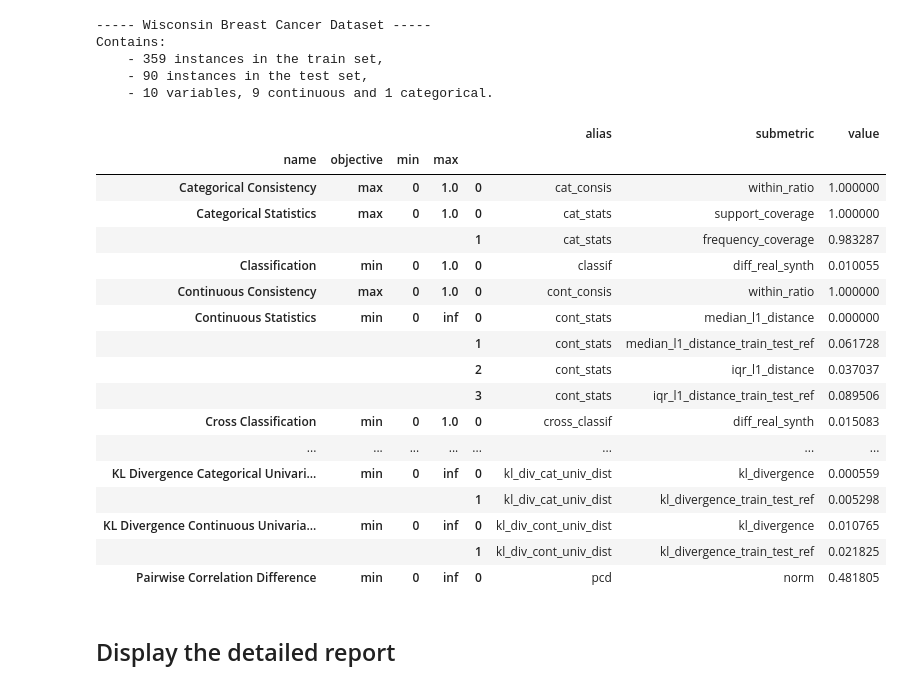
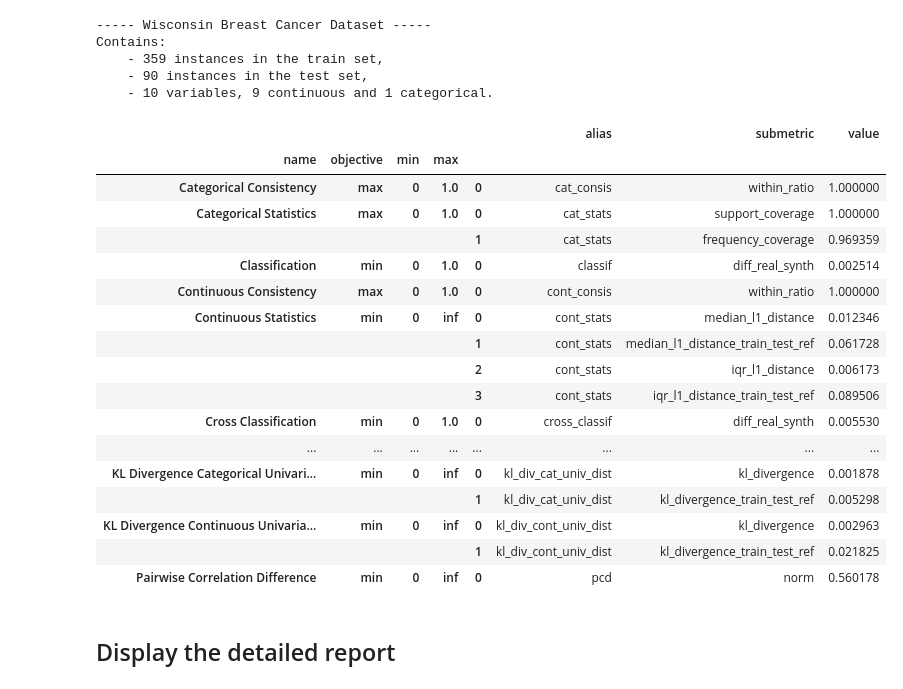
Before and after one commit to CRCHUM-CITADEL/clover, a Jupyter notebook: notebooks/utility_report.ipynb, the cells around one changed output. Cells and saved outputs as stored; diff of their text form; code cells hidden in the pictures.

```diff
--- a/notebooks/utility_report.ipynb
+++ b/notebooks/utility_report.ipynb
@@ -38,8 +38,8 @@ df_real["train"].shape
 ### Choose the synthetic dataset
 # %%
 df_synth = {}  # generated by Synthpop ordered here
-df_synth["train"] = pd.read_csv("../results/data/2025-05-28_Synthpop_359samples.csv")
-df_synth["test"] = pd.read_csv("../results/data/2025-05-28_Synthpop_90samples.csv")
+df_synth["train"] = pd.read_csv("../results/data/2025-06-18_Synthpop_359samples.csv")
+df_synth["test"] = pd.read_csv("../results/data/2025-06-18_Synthpop_90samples.csv")
 df_synth["test"].shape
 # %% [output]
 (90, 10)
@@ -128,26 +128,28 @@ Contains:
 df_summary = report.summary()
 # %%
 by = ["name", "objective", "min", "max"]
-df_summary.groupby(by).apply(lambda x: x.drop(by, axis=1).reset_index(drop=True))
+df_summary.groupby(by, group_keys=True).apply(
+    lambda x: x.reset_index(drop=True), include_groups=False
+)
 # %% [output]
 |  |  |  |  |  | alias | submetric | value |
 | name | objective | min | max |  |  |  |  |
 | Categorical Consistency | max | 0 | 1.0 | 0 | cat_consis | within_ratio | 1.000000 |
 | Categorical Statistics | max | 0 | 1.0 | 0 | cat_stats | support_coverage | 1.000000 |
-|  |  |  |  | 1 | cat_stats | frequency_coverage | 0.983287 |
-| Classification | min | 0 | 1.0 | 0 | classif | diff_real_synth | 0.010055 |
+|  |  |  |  | 1 | cat_stats | frequency_coverage | 0.969359 |
+| Classification | min | 0 | 1.0 | 0 | classif | diff_real_synth | 0.002514 |
 | Continuous Consistency | max | 0 | 1.0 | 0 | cont_consis | within_ratio | 1.000000 |
-| Continuous Statistics | min | 0 | inf | 0 | cont_stats | median_l1_distance | 0.000000 |
+| Continuous Statistics | min | 0 | inf | 0 | cont_stats | median_l1_distance | 0.012346 |
 |  |  |  |  | 1 | cont_stats | median_l1_distance_train_test_ref | 0.061728 |
-|  |  |  |  | 2 | cont_stats | iqr_l1_distance | 0.037037 |
+|  |  |  |  | 2 | cont_stats | iqr_l1_distance | 0.006173 |
 |  |  |  |  | 3 | cont_stats | iqr_l1_distance_train_test_ref | 0.089506 |
-| Cross Classification | min | 0 | 1.0 | 0 | cross_classif | diff_real_synth | 0.015083 |
+| Cross Classification | min | 0 | 1.0 | 0 | cross_classif | diff_real_synth | 0.005530 |
 | ... | ... | ... | ... | ... | ... | ... | ... |
-| KL Divergence Categorical Univari... | min | 0 | inf | 0 | kl_div_cat_univ_dist | kl_divergence | 0.000559 |
+| KL Divergence Categorical Univari... | min | 0 | inf | 0 | kl_div_cat_univ_dist | kl_divergence | 0.001878 |
 |  |  |  |  | 1 | kl_div_cat_univ_dist | kl_divergence_train_test_ref | 0.005298 |
-| KL Divergence Continuous Univaria... | min | 0 | inf | 0 | kl_div_cont_univ_dist | kl_divergence | 0.010765 |
+| KL Divergence Continuous Univaria... | min | 0 | inf | 0 | kl_div_cont_univ_dist | kl_divergence | 0.002963 |
 |  |  |  |  | 1 | kl_div_cont_univ_dist | kl_divergence_train_test_ref | 0.021825 |
-| Pairwise Correlation Difference | min | 0 | inf | 0 | pcd | norm | 0.481805 |
+| Pairwise Correlation Difference | min | 0 | inf | 0 | pcd | norm | 0.560178 |
 # %% [markdown]
 ## Display the detailed report
 # %%
```
Also changed, not shown: parts of 4 cells of this notebook, 3 other files.
